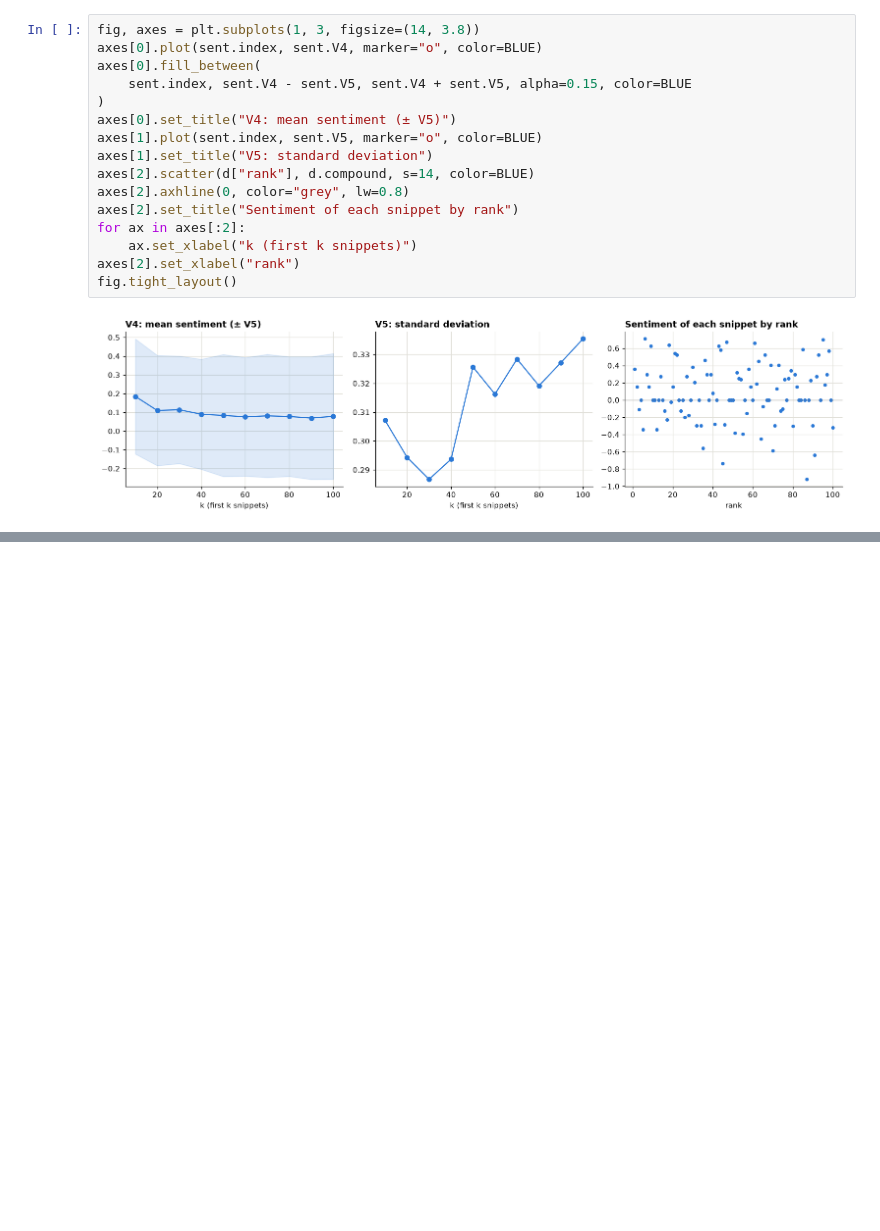
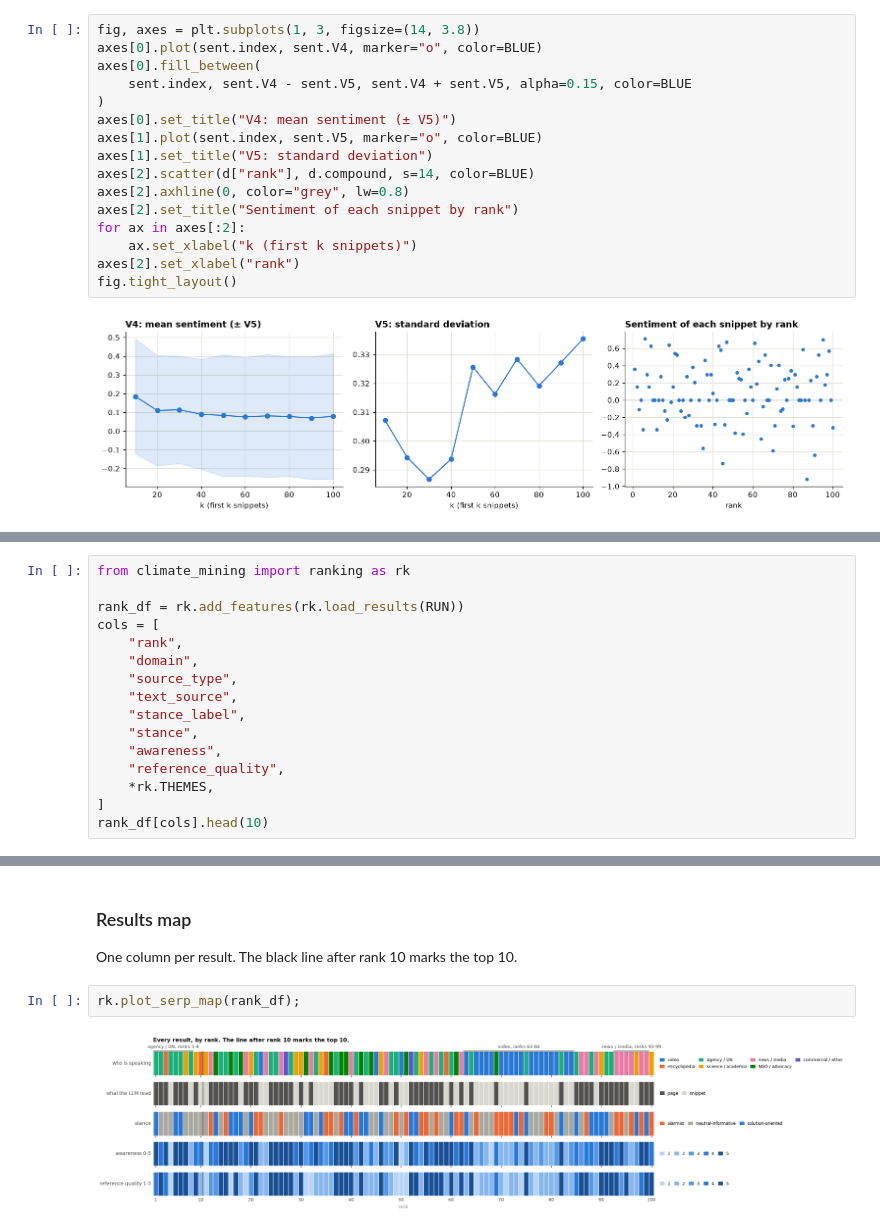
Before and after one commit to jarvis394/nlp-project, a Jupyter notebook: notebooks/main.ipynb, the cells around one changed output, grey strips where cells are left out. Drawn from its saved outputs; the diff is of its cells as text; blank space fills up the shorter version.

```diff
--- a/notebooks/main.ipynb
+++ b/notebooks/main.ipynb
@@ -294,0 +311,16 @@ fig.tight_layout()
+# %%
+from climate_mining import ranking as rk
+
+rank_df = rk.add_features(rk.load_results(RUN))
+cols = [
+    "rank",
+    "domain",
+    "source_type",
+    "text_source",
+    "stance_label",
+    "stance",
+    "awareness",
+    "reference_quality",
+    *rk.THEMES,
+]
+rank_df[cols].head(10)
@@ -294,0 +339,8 @@ fig.tight_layout()
+# %% [markdown]
+### Results map
+
+One column per result. The black line after rank 10 marks the top 10.
+# %%
+rk.plot_serp_map(rank_df);
+# %% [output]
+[figure, added]
```
Also changed, not shown: parts of 15 cells of this notebook, 9 other files.
